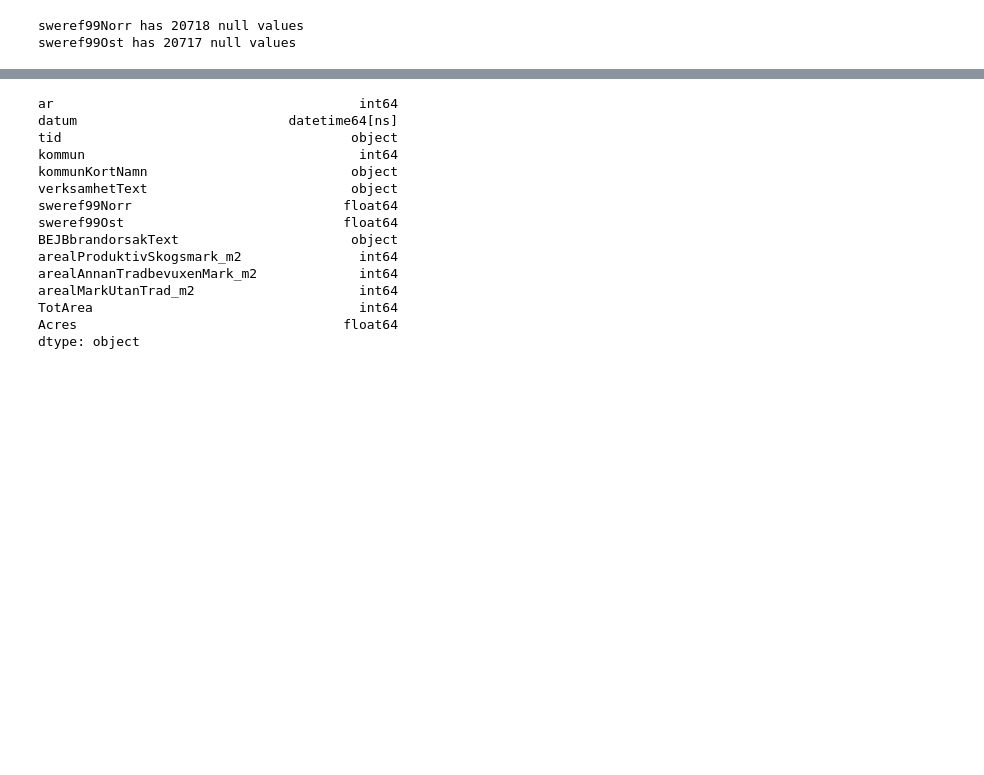
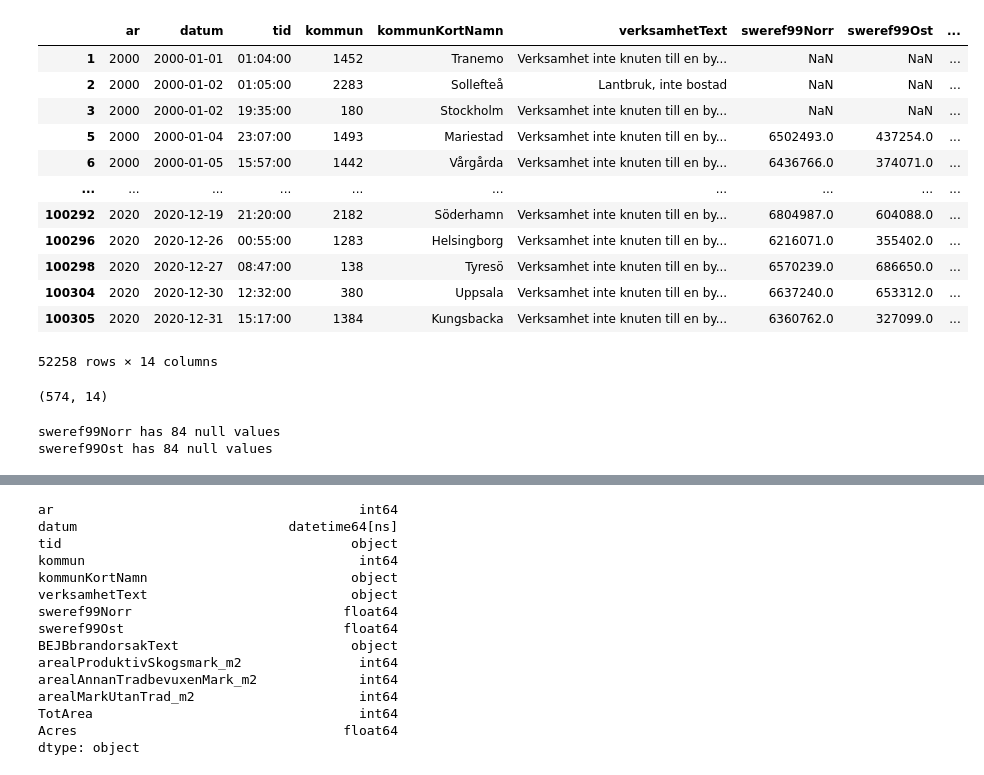
Before and after one commit to Johanil/BDA-Project, a Jupyter notebook: FiresReported.ipynb, the cells around one changed output, grey strips where cells are left out. Saved outputs shown, nothing was run; the diff lists cells and outputs as text; code cells hidden in the pictures; blank space fills up the shorter version.

```diff
--- a/FiresReported.ipynb
+++ b/FiresReported.ipynb
@@ -37,0 +52,31 @@ sample = copy_df.sample(200, replace=True)
+# %%
+#Filter rows on cause of fire and only keeping "Annan". "Okänd", "Grillning eller lägereld" and "Uppgift saknas"
+copy_df = filter_rows_by_values(copy_df, 'BEJBbrandorsakText', ['Annan eldning', 'Avsiktlig brand',
+       'Övriga gnistor', 'Barns lek med eld', 'Rökning',
+       'Återantändning av brand från tidigare räddningsinsats',
+       'Fel i utrustning', 'Blixtnedslag', 'Heta arbeten',
+       'Fyrverkeri eller pyroteknik',
+       'Självantändning - biologisk eller kemisk',
+       'Tågbromsning'])
+copy_df
+# %% [output]
+|  | ar | datum | tid | kommun | kommunKortNamn | verksamhetText | sweref99Norr | sweref99Ost | ... |
+| 1 | 2000 | 2000-01-01 | 01:04:00 | 1452 | Tranemo | Verksamhet inte knuten till en by... | NaN | NaN | ... |
+| 2 | 2000 | 2000-01-02 | 01:05:00 | 2283 | Sollefteå | Lantbruk, inte bostad | NaN | NaN | ... |
+| 3 | 2000 | 2000-01-02 | 19:35:00 | 180 | Stockholm | Verksamhet inte knuten till en by... | NaN | NaN | ... |
+| 5 | 2000 | 2000-01-04 | 23:07:00 | 1493 | Mariestad | Verksamhet inte knuten till en by... | 6502493.0 | 437254.0 | ... |
+| 6 | 2000 | 2000-01-05 | 15:57:00 | 1442 | Vårgårda | Verksamhet inte knuten till en by... | 6436766.0 | 374071.0 | ... |
+| ... | ... | ... | ... | ... | ... | ... | ... | ... | ... |
+| 100292 | 2020 | 2020-12-19 | 21:20:00 | 2182 | Söderhamn | Verksamhet inte knuten till en by... | 6804987.0 | 604088.0 | ... |
+| 100296 | 2020 | 2020-12-26 | 00:55:00 | 1283 | Helsingborg | Verksamhet inte knuten till en by... | 6216071.0 | 355402.0 | ... |
+| 100298 | 2020 | 2020-12-27 | 08:47:00 | 138 | Tyresö | Verksamhet inte knuten till en by... | 6570239.0 | 686650.0 | ... |
+| 100304 | 2020 | 2020-12-30 | 12:32:00 | 380 | Uppsala | Verksamhet inte knuten till en by... | 6637240.0 | 653312.0 | ... |
+| 100305 | 2020 | 2020-12-31 | 15:17:00 | 1384 | Kungsbacka | Verksamhet inte knuten till en by... | 6360762.0 | 327099.0 | ... |
+52258 rows × 14 columns
+# %%
+#I drop all fires smaller than one acre and only keep fires that . I check how many fires are left.
+copy_df = copy_df[copy_df.Acres>10]
+copy_df = copy_df
+print(copy_df.shape)
+# %% [output]
+(574, 14)
@@ -38,10 +86,10 @@ sample = copy_df.sample(200, replace=True)
 # %%
-for column in df:
-    if df[column].isnull().any():
-       print('{0} has {1} null values'.format(column, df[column].isnull().sum()))
+for column in sample:
+    if sample[column].isnull().any():
+       print('{0} has {1} null values'.format(column, sample[column].isnull().sum()))
 # %% [output]
-sweref99Norr has 20718 null values
-sweref99Ost has 20717 null values
+sweref99Norr has 84 null values
+sweref99Ost has 84 null values
 # %%
 #Function that calculates number of missing data in column of dataframe and prints result.
 def missing(df,column):
```
Also changed, not shown: parts of 12 cells of this notebook.
